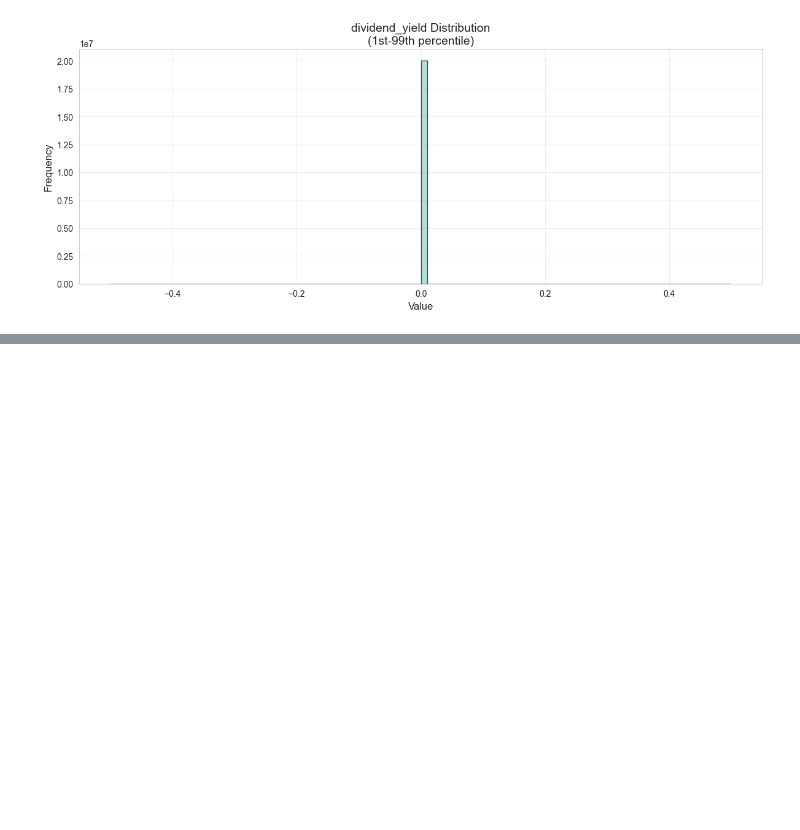
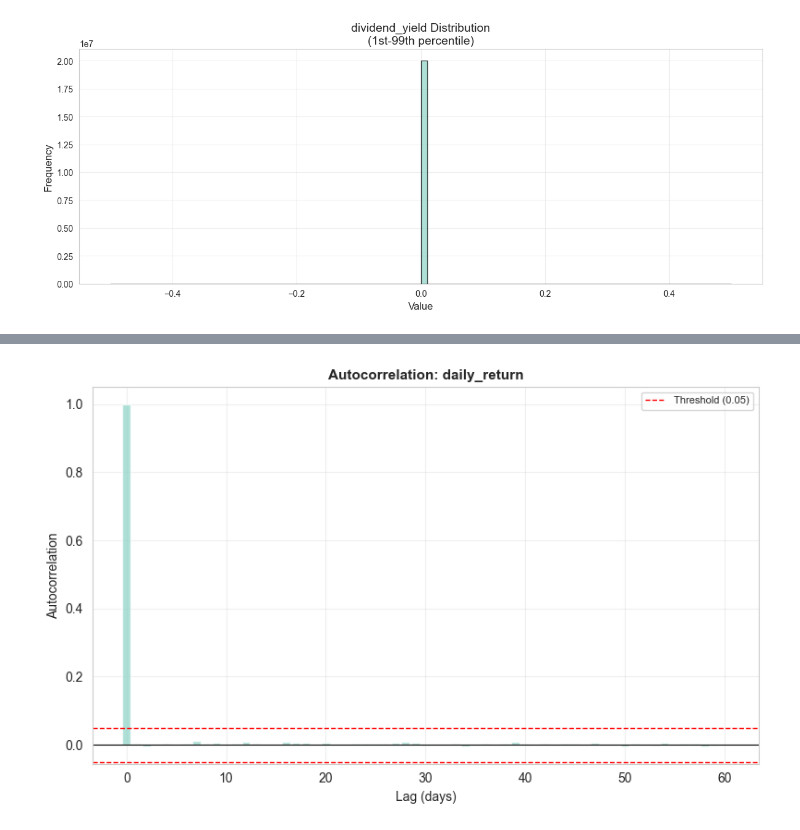
Before and after one commit to OnlyAbdullh/stock-trend-prediction, a Jupyter notebook: notebooks/06_sequenece_analysis.ipynb, the cells around one changed output, grey strips where cells are left out. Cells and saved outputs as stored; diff of their text form; code cells hidden in the pictures; blank space fills up the shorter version.

```diff
--- a/notebooks/06_sequenece_analysis.ipynb
+++ b/notebooks/06_sequenece_analysis.ipynb
@@ -283,31 +283,74 @@ print("="*80)
 print("Analyzing how each feature correlates with its past values")
 print("This helps determine optimal sequence length for RNN")
 
-# Sample data for faster computation (use 500k records)
-sample_size = min(500000, len(df_features))
-df_sample = df_features.dropna(subset=feature_columns).sample(n=sample_size, random_state=42)
+# ----------------------------------------------------------------------------
+# CONFIGURATION
+# ----------------------------------------------------------------------------
+NUM_TICKERS_TO_USE = 50    # <<< CHANGE THIS TO CONTROL HOW MANY TICKERS ARE USED
+max_lags = 60             # Analyze up to 60 days lag
+threshold = 0.05
 
-max_lags = 60  # Analyze up to 60 days lag
+# ----------------------------------------------------------------------------
+# PREPARE DATA (KEEP TEMPORAL ORDER)
+# ----------------------------------------------------------------------------
+df_features = df_features.sort_values(['Ticker', 'Date'])
 
+selected_tickers = (
+    df_features['Ticker']
+    .dropna()
+    .unique()[:NUM_TICKERS_TO_USE]
+)
+
+df_sample = (
+    df_features
+    .loc[df_features['Ticker'].isin(selected_tickers)]
+    .dropna(subset=feature_columns)
+)
+
+# ----------------------------------------------------------------------------
+# AUTOCORRELATION COMPUTATION
+# ----------------------------------------------------------------------------
 autocorr_results = {}
+feature_columns = [
+    'daily_return', 'high_low_ratio', 'return_30',
+    #'MA_5', 'MA_10', 'MA_30', 'STD_10',
+    'log_volume', 'volume_ratio'
+    #, 'dividend_yield'
+]
 
 for feature in feature_columns:
     print(f"\nAnalyzing autocorrelation: {feature}")
 
-    # Calculate autocorrelation
-    data = df_sample[feature].dropna()
-    autocorr_values = acf(data, nlags=max_lags, fft=True)
+    per_ticker_acfs = []
 
-    # Store results
+    for ticker, g in df_sample.groupby('Ticker'):
+        data = g[feature].dropna()
+
+        if len(data) <= max_lags:
+            continue
+
+        autocorr_values = acf(data, nlags=max_lags, fft=True)
+        per_ticker_acfs.append(autocorr_values)
+
+    if len(per_ticker_acfs) == 0:
+        print("  Not enough data")
+        continue
+
+    # Aggregate across tickers (median preserves typical temporal behavior)
+    autocorr_values = np.median(per_ticker_acfs, axis=0)
     autocorr_results[feature] = autocorr_values
 
-    # Plot (single plot per feature)
+    # ----------------------------------------------------------------------------
+    # PLOT (single plot per feature)
+    # ----------------------------------------------------------------------------
     plt.figure(figsize=(8, 5))
     lags = np.arange(len(autocorr_values))
+
     plt.bar(lags, autocorr_values, width=0.8, alpha=0.7)
     plt.axhline(y=0, color='black', linestyle='-', linewidth=0.8)
-    plt.axhline(y=0.05, color='red', linestyle='--', linewidth=1, label='Threshold (0.05)')
-    plt.axhline(y=-0.05, color='red', linestyle='--', linewidth=1)
+    plt.axhline(y=threshold, color='red', linestyle='--', linewidth=1, label='Threshold (0.05)')
+    plt.axhline(y=-threshold, color='red', linestyle='--', linewidth=1)
+
     plt.title(f'Autocorrelation: {feature}', fontsize=11, fontweight='bold')
     plt.xlabel('Lag (days)')
     plt.ylabel('Autocorrelation')
@@ -317,24 +360,29 @@ for feature in feature_columns:
     plt.savefig(f'autocorrelation_{feature}.png', dpi=300, bbox_inches='tight')
     plt.show()
 
-    # Find optimal lag (where autocorr drops below threshold)
-    threshold = 0.05
+    # ----------------------------------------------------------------------------
+    # FIND OPTIMAL LAG
+    # ----------------------------------------------------------------------------
     significant_lags = np.where(np.abs(autocorr_values) > threshold)[0]
+
     if len(significant_lags) > 1:
         optimal_lag = significant_lags[-1]
         print(f"  Optimal lag: {optimal_lag} days (autocorr = {autocorr_values[optimal_lag]:.4f})")
     else:
         print(f"  Low autocorrelation (independent)")
 
-# Summary table of autocorrelation decay
+# ----------------------------------------------------------------------------
+# SUMMARY TABLE OF AUTOCORRELATION DECAY
+# ----------------------------------------------------------------------------
 print("\n" + "="*80)
 print("AUTOCORRELATION DECAY SUMMARY")
 print("="*80)
 
 decay_summary = []
+
 for feature, autocorr_vals in autocorr_results.items():
-    # Find lag where autocorr first drops below 0.05
-    below_threshold = np.where(np.abs(autocorr_vals[1:]) < 0.05)[0]
+    below_threshold = np.where(np.abs(autocorr_vals[1:]) < threshold)[0]
+
     if len(below_threshold) > 0:
         decay_lag = below_threshold[0] + 1
     else:
@@ -350,3 +398,4 @@ for feature, autocorr_vals in autocorr_results.items():
 
 decay_df = pd.DataFrame(decay_summary)
 print(decay_df.to_string(index=False))
+# %% [output]
@@ -352,0 +409 @@ print(decay_df.to_string(index=False))
+[figure, added]
```
Also changed, not shown: parts of 6 cells of this notebook.
